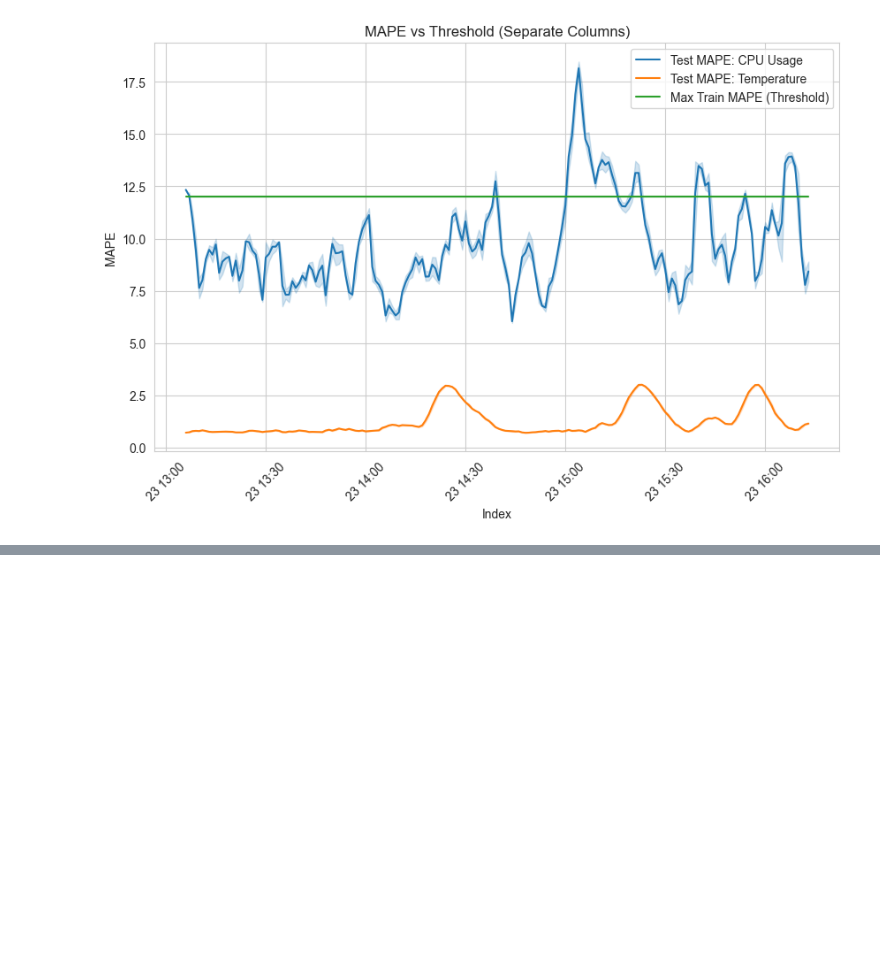
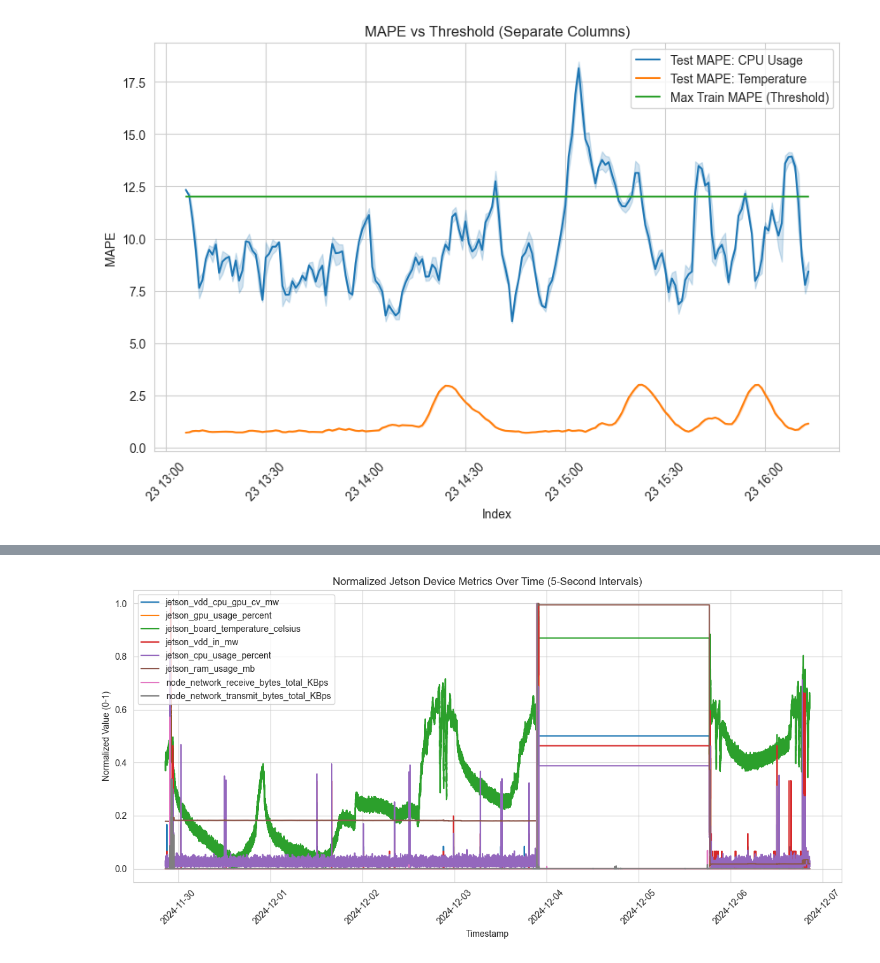
Before and after one commit to DECSResearch/Attack-Classification---Metrics-based, a Jupyter notebook: data analysis.ipynb, the cells around one changed output, grey strips where cells are left out. Cells and saved outputs as stored; diff of their text form; code cells hidden in the pictures; blank space fills up the shorter version.

```diff
--- a/data analysis.ipynb
+++ b/data analysis.ipynb
@@ -516,0 +621,19 @@ plt.show()
+# %%
+# Normalize each column to a 0-1 scale
+df_normalized = (df_5_sec - df_5_sec.min()) / (df_5_sec.max() - df_5_sec.min())
+
+# Plot normalized values
+plt.figure(figsize=(12, 6))
+for col in df_normalized.columns:
+    sns.lineplot(x=df_5_sec.index, y=df_normalized[col], label=col)
+
+plt.title('Normalized Jetson Device Metrics Over Time (5-Second Intervals)')
+plt.ylabel('Normalized Value (0-1)')
+plt.xlabel('Timestamp')
+plt.xticks(rotation=45)
+plt.gcf().set_facecolor('white')
+plt.legend()
+plt.tight_layout()
+plt.show()
+# %% [output]
+[figure, added]
```
Also changed, not shown: parts of 2 cells of this notebook, 2 other files.
